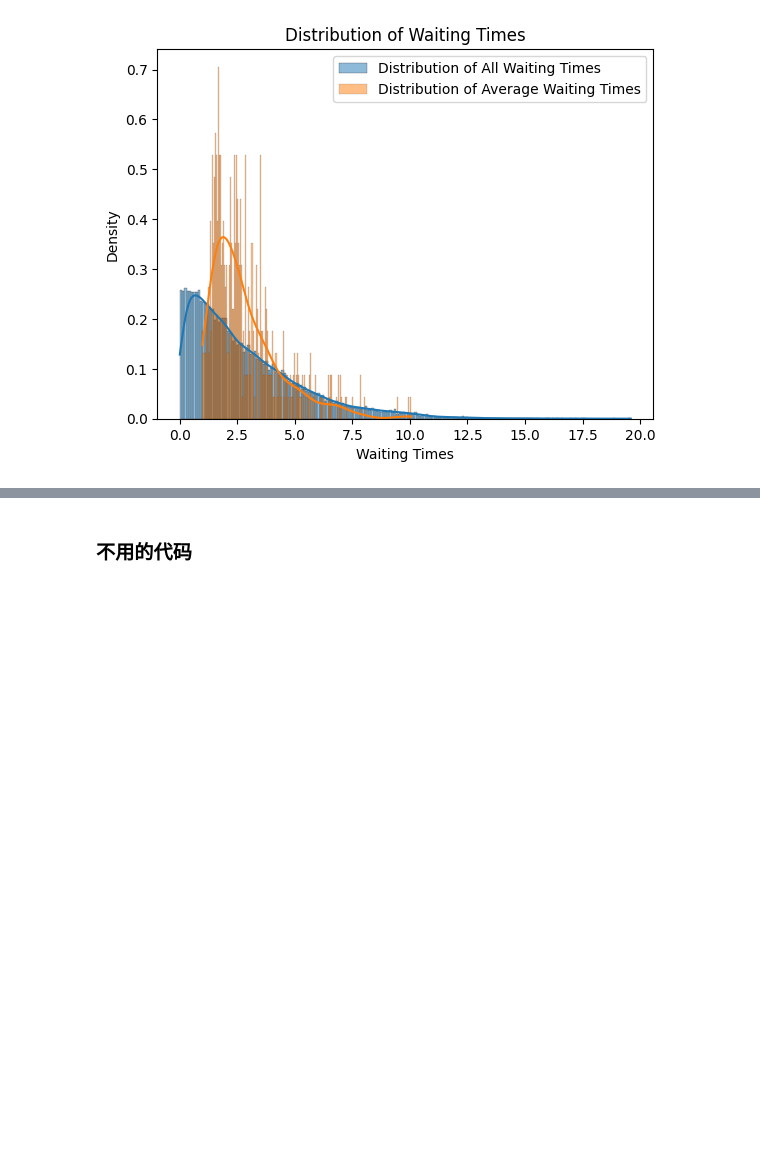
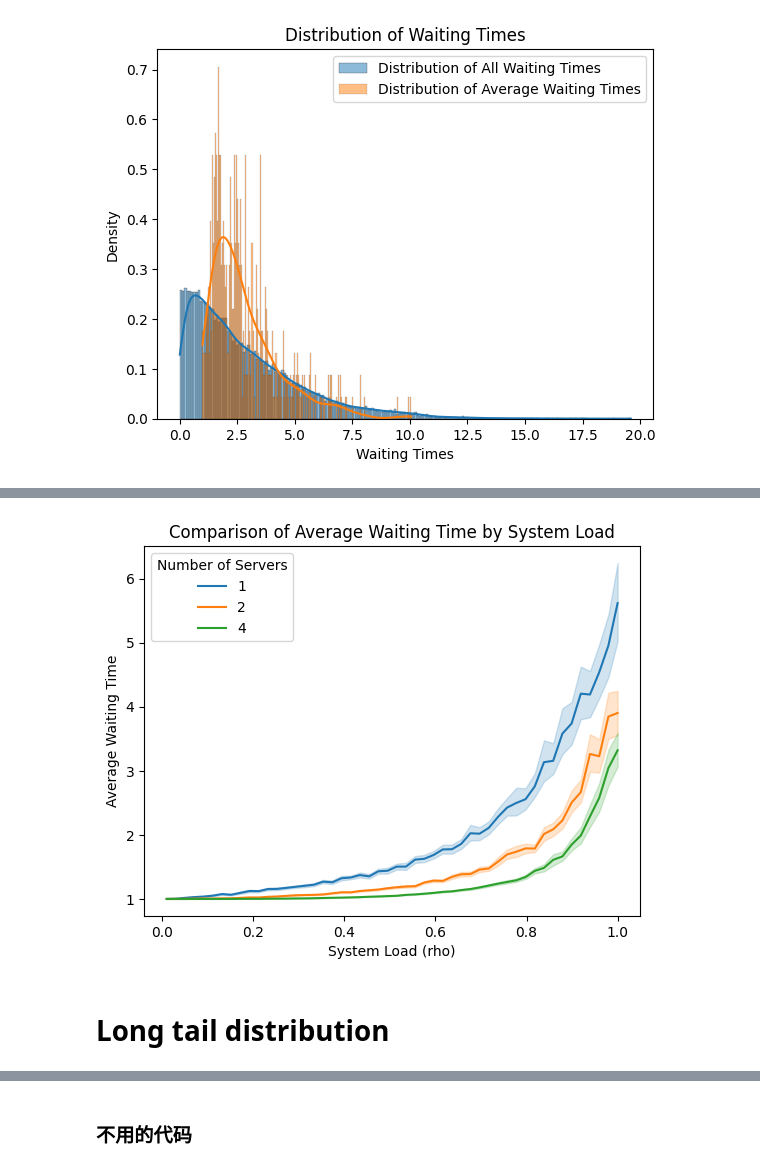
Before and after one commit to Ailuro-Luna/queueing, a Jupyter notebook: Jiawei Liao_14702398_Weikang Chen_14765632_Dan Dong_14989093_Assignment 2.ipynb, the cells around one changed output, grey strips where cells are left out. Drawn from its saved outputs; the diff is of its cells as text; code cells hidden in the pictures; blank space fills up the shorter version.

```diff
--- a/Jiawei Liao_14702398_Weikang Chen_14765632_Dan Dong_14989093_Assignment 2.ipynb
+++ b/Jiawei Liao_14702398_Weikang Chen_14765632_Dan Dong_14989093_Assignment 2.ipynb
@@ -585,0 +676,44 @@ plt.show()
+# %%
+# 画ρ影响平均等待时间的图
+
+def run_simulations_MDn(num_servers, rhos, MU, SIM_TIME, SIMULATIONS):
+    return {rho: run_simulation_MDn(num_servers, rho, MU, SIM_TIME, SIMULATIONS)[1] for rho in rhos}
+
+def prepare_plot_data(simulation_results, server_configs):
+    plot_data = {'rho': [], 'avg_waiting_time': [], 'num_servers': []}
+
+    for num_servers, all_waiting_times in zip(server_configs, simulation_results):
+        for rho, waiting_times in all_waiting_times.items():
+            plot_data['rho'].extend([rho] * len(waiting_times))
+            plot_data['avg_waiting_time'].extend(waiting_times)
+            plot_data['num_servers'].extend([str(num_servers)] * len(waiting_times))
+
+    return pd.DataFrame(plot_data)
+
+def plot_data(df):
+    sns.lineplot(data=df, x='rho', y='avg_waiting_time', hue='num_servers')
+    plt.title('Comparison of Average Waiting Time by System Load')
+    plt.xlabel('System Load (rho)')
+    plt.ylabel('Average Waiting Time')
+    plt.legend(title='Number of Servers')
+    plt.show()
+# %%
+# 定义参数
+SIM_TIME = 100
+SIMULATIONS = 100
+MU = 1
+rhos = np.linspace(0.01, 1, 50)
+server_configs = [1, 2, 4]  # 比如说，服务器数量为1、2和4
+
+# 运行模拟并收集结果
+simulation_results = [run_simulations_MDn(num_servers, rhos, MU, SIM_TIME, SIMULATIONS) for num_servers in server_configs]
+
+# 准备数据
+plot_df = prepare_plot_data(simulation_results, server_configs)
+
+# 绘制数据
+plot_data(plot_df)
+# %% [output]
+[figure, added]
+# %% [markdown]
+# Long tail distribution
```
Also changed, not shown: parts of 22 cells of this notebook.
